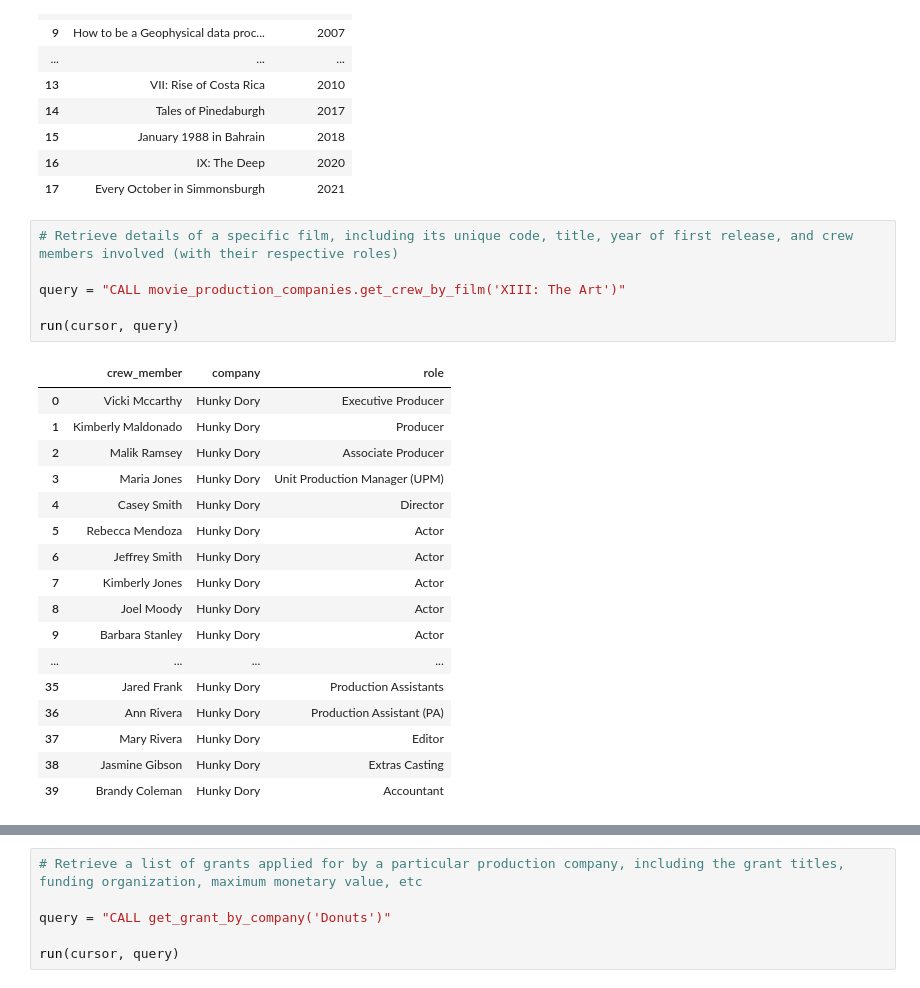
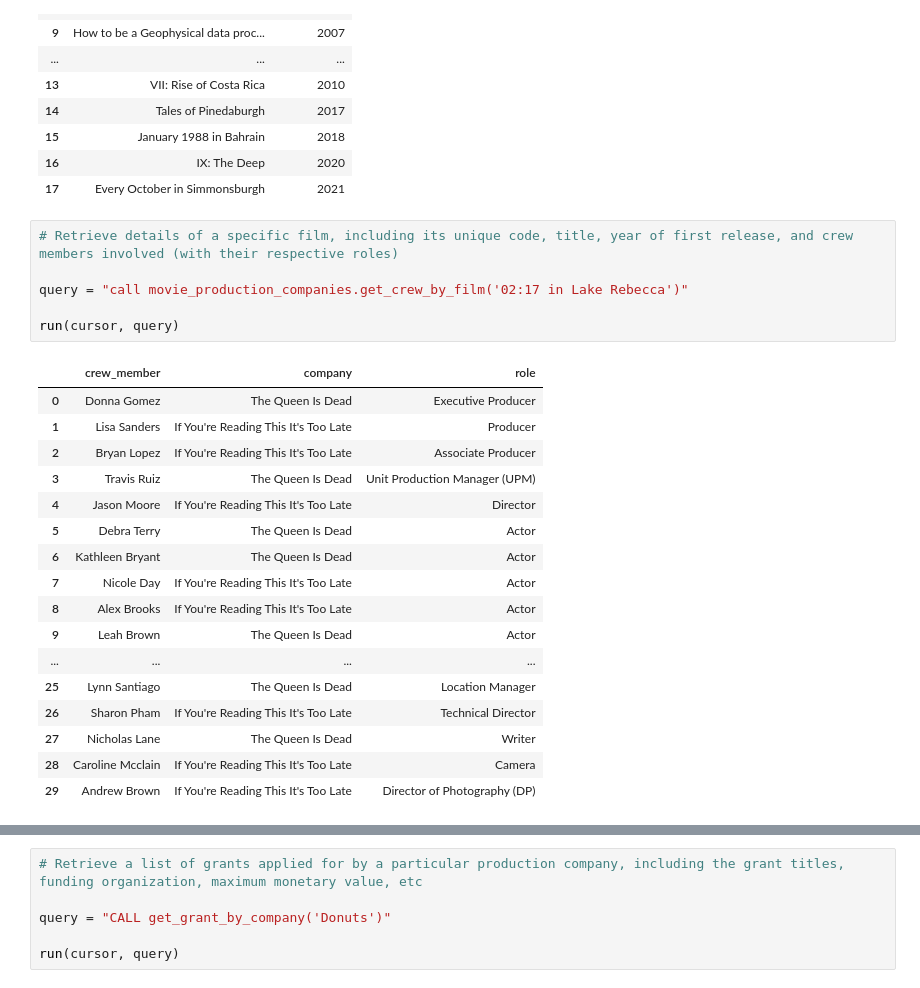
Before and after one commit to chik0di/eu-film-db, a Jupyter notebook: functional_requirements.ipynb, the cells around one changed output, grey strips where cells are left out. Drawn from its saved outputs; the diff is of its cells as text.

```diff
--- a/functional_requirements.ipynb
+++ b/functional_requirements.ipynb
@@ -191,27 +189,27 @@ run(cursor, query)
 # %%
 # Retrieve details of a specific film, including its unique code, title, year of first release, and crew members involved (with their respective roles)
 
-query = "CALL movie_production_companies.get_crew_by_film('XIII: The Art')"
+query = "call movie_production_companies.get_crew_by_film('02:17 in Lake Rebecca')"
 
 run(cursor, query)
 # %% [output]
 |  | crew_member | company | role |
-| 0 | Vicki Mccarthy | Hunky Dory | Executive Producer |
-| 1 | Kimberly Maldonado | Hunky Dory | Producer |
-| 2 | Malik Ramsey | Hunky Dory | Associate Producer |
-| 3 | Maria Jones | Hunky Dory | Unit Production Manager (UPM) |
-| 4 | Casey Smith | Hunky Dory | Director |
-| 5 | Rebecca Mendoza | Hunky Dory | Actor |
-| 6 | Jeffrey Smith | Hunky Dory | Actor |
-| 7 | Kimberly Jones | Hunky Dory | Actor |
-| 8 | Joel Moody | Hunky Dory | Actor |
-| 9 | Barbara Stanley | Hunky Dory | Actor |
+| 0 | Donna Gomez | The Queen Is Dead | Executive Producer |
+| 1 | Lisa Sanders | If You're Reading This It's Too Late | Producer |
+| 2 | Bryan Lopez | If You're Reading This It's Too Late | Associate Producer |
+| 3 | Travis Ruiz | The Queen Is Dead | Unit Production Manager (UPM) |
+| 4 | Jason Moore | If You're Reading This It's Too Late | Director |
+| 5 | Debra Terry | The Queen Is Dead | Actor |
+| 6 | Kathleen Bryant | The Queen Is Dead | Actor |
+| 7 | Nicole Day | If You're Reading This It's Too Late | Actor |
+| 8 | Alex Brooks | If You're Reading This It's Too Late | Actor |
+| 9 | Leah Brown | The Queen Is Dead | Actor |
 | ... | ... | ... | ... |
-| 35 | Jared Frank | Hunky Dory | Production Assistants |
-| 36 | Ann Rivera | Hunky Dory | Production Assistant (PA) |
-| 37 | Mary Rivera | Hunky Dory | Editor |
-| 38 | Jasmine Gibson | Hunky Dory | Extras Casting |
-| 39 | Brandy Coleman | Hunky Dory | Accountant |
+| 25 | Lynn Santiago | The Queen Is Dead | Location Manager |
+| 26 | Sharon Pham | If You're Reading This It's Too Late | Technical Director |
+| 27 | Nicholas Lane | The Queen Is Dead | Writer |
+| 28 | Caroline Mcclain | If You're Reading This It's Too Late | Camera |
+| 29 | Andrew Brown | If You're Reading This It's Too Late | Director of Photography (DP) |
 # %%
 # Obtain details of a specific grant application, including companies that applied, desired amount, the outcome, amongst others
 
```
Also changed, not shown: parts of 2 cells of this notebook.
